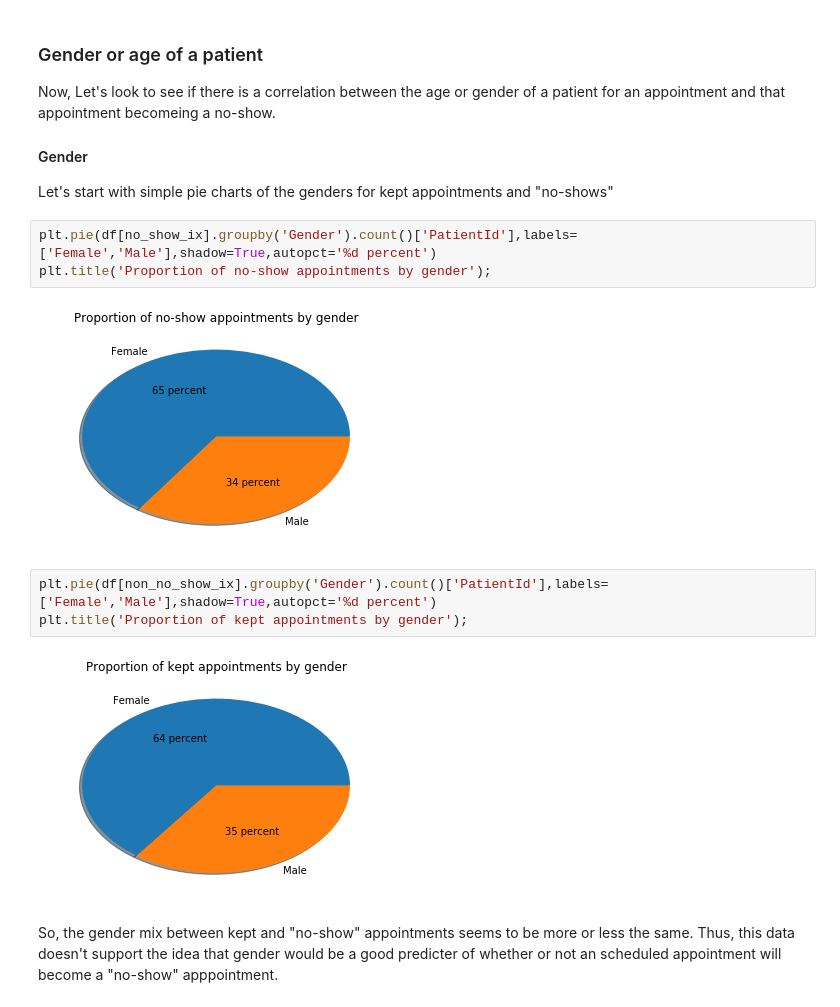
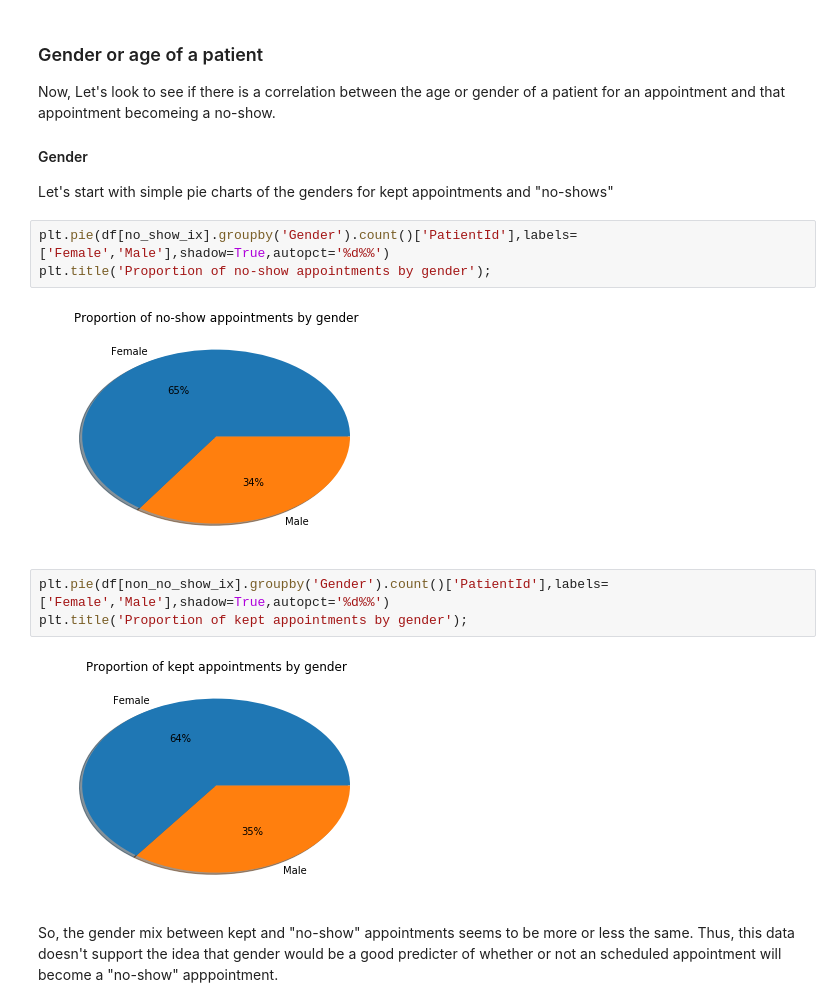
Before and after one commit to dandoug/dand-project3, a Jupyter notebook: investigate-a-dataset-template.ipynb, the cells around one changed output. Cells and saved outputs as stored; diff of their text form.

```diff
--- a/investigate-a-dataset-template.ipynb
+++ b/investigate-a-dataset-template.ipynb
@@ -308,14 +312,14 @@ Now, Let's look to see if there is a correlation between the age or gender of a
 #### Gender
 Let's start with simple pie charts of the genders for kept appointments and "no-shows"
 # %%
-plt.pie(df[no_show_ix].groupby('Gender').count()['PatientId'],labels=['Female','Male'],shadow=True,autopct='%d percent')
+plt.pie(df[no_show_ix].groupby('Gender').count()['PatientId'],labels=['Female','Male'],shadow=True,autopct='%d%%')
 plt.title('Proportion of no-show appointments by gender');
 # %% [output]
-[figure, old version]
+[figure, new version]
 # %%
-plt.pie(df[non_no_show_ix].groupby('Gender').count()['PatientId'],labels=['Female','Male'],shadow=True,autopct='%d percent')
+plt.pie(df[non_no_show_ix].groupby('Gender').count()['PatientId'],labels=['Female','Male'],shadow=True,autopct='%d%%')
 plt.title('Proportion of kept appointments by gender');
 # %% [output]
-[figure, old version]
+[figure, new version]
 # %% [markdown]
 So, the gender mix between kept and "no-show" appointments seems to be more or less the same.  Thus, this data doesn't support the idea that gender would be a good predicter of whether or not an scheduled appointment will become a "no-show" apppointment.
```
Also changed, not shown: parts of 15 cells of this notebook.
